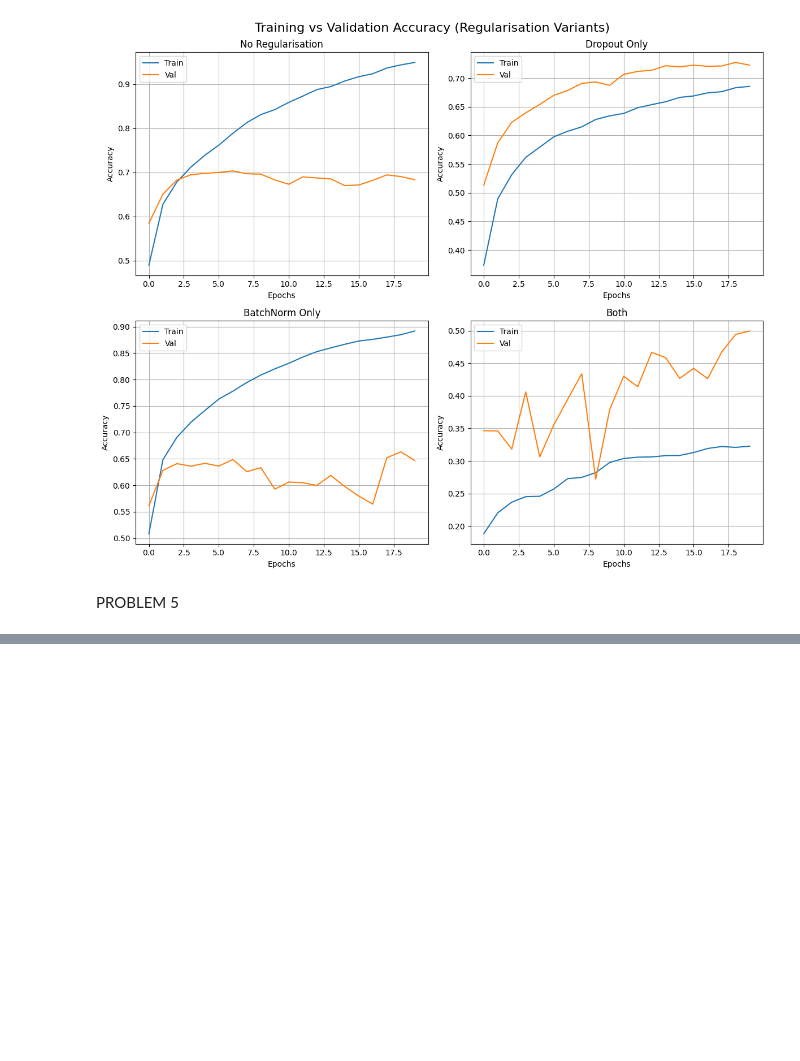
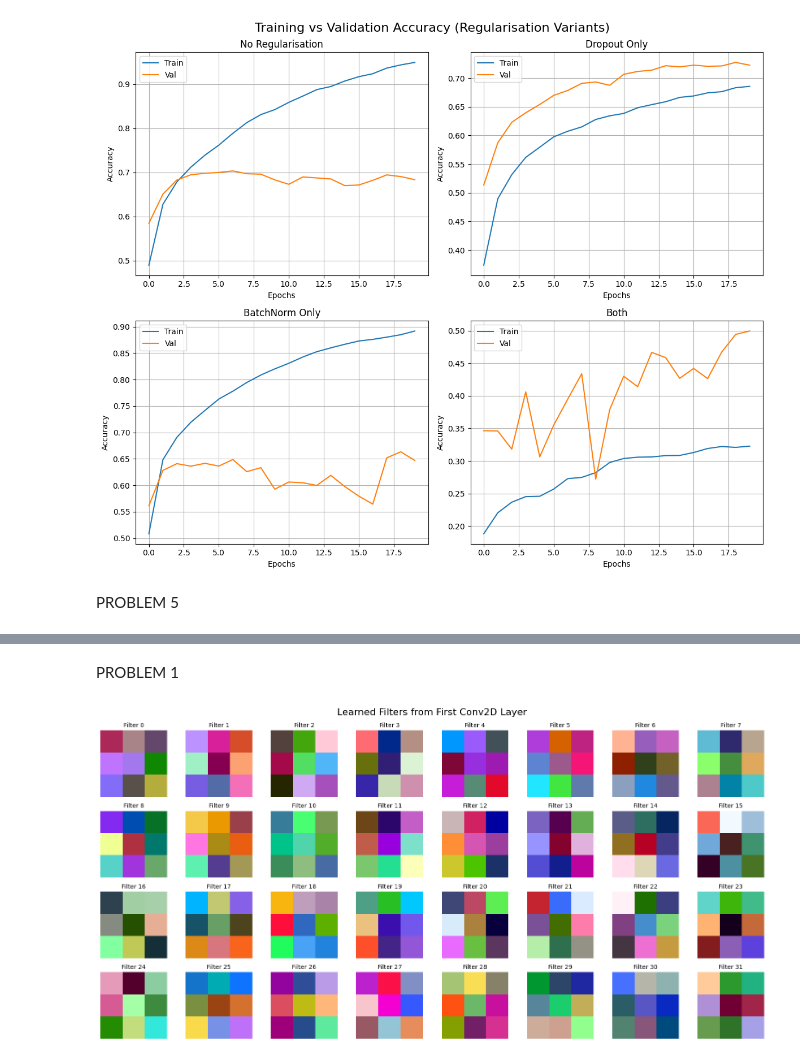
Before and after one commit to Zenhub-25/CNN-FROM-SCRATCH, a Jupyter notebook: CNN_LAB.ipynb, the cells around one changed output, grey strips where cells are left out. Cells and saved outputs as stored; diff of their text form; code cells hidden in the pictures; blank space fills up the shorter version.

```diff
--- a/CNN_LAB.ipynb
+++ b/CNN_LAB.ipynb
@@ -939,0 +1006,38 @@ Training with Cosine Annealing...
+# %% [markdown]
+PROBLEM 1
+# %%
+set_seeds()
+
+# Extract weights from the first convolutional layer (named 'conv1')
+layer_name = 'conv1'
+conv1_layer = model.get_layer(layer_name)
+filters, biases = conv1_layer.get_weights()
+
+# The shape is (kernel_H, kernel_W, channels_in, filters_out) -> (3, 3, 3, 32)
+# We will normalize each filter to [0, 1] independently
+n_filters = filters.shape[3]
+
+fig, axes = plt.subplots(4, 8, figsize=(16, 8))
+fig.suptitle('Learned Filters from First Conv2D Layer', fontsize=16)
+
+for i in range(n_filters):
+    # Extract the i-th filter
+    f = filters[:, :, :, i]
+
+    # Normalize to [0, 1] independently
+    f_min, f_max = f.min(), f.max()
+    # Avoid division by zero if a filter is perfectly uniform ('dead')
+    f_norm = (f - f_min) / (f_max - f_min + 1e-8)
+
+    # Plot
+    ax = axes[i // 8, i % 8]
+    ax.imshow(f_norm)
+    ax.set_title(f"Filter {i}", fontsize=10)
+    ax.axis('off')
+
+plt.tight_layout()
+plt.savefig('conv1_filters.png')
+plt.show()
+files.download('conv1_filters.png')
+# %% [output]
+[figure, added]
```
Also changed, not shown: parts of 19 cells of this notebook.
